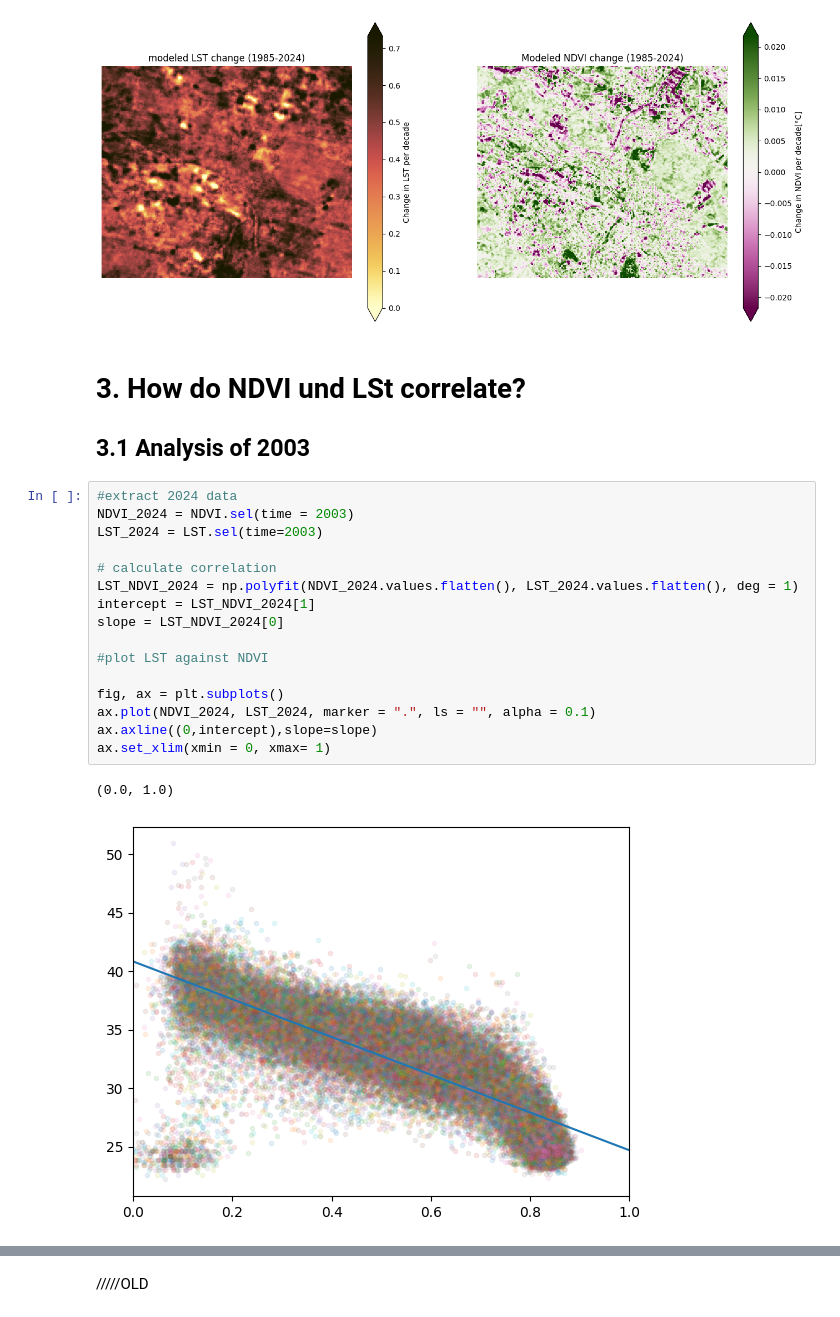
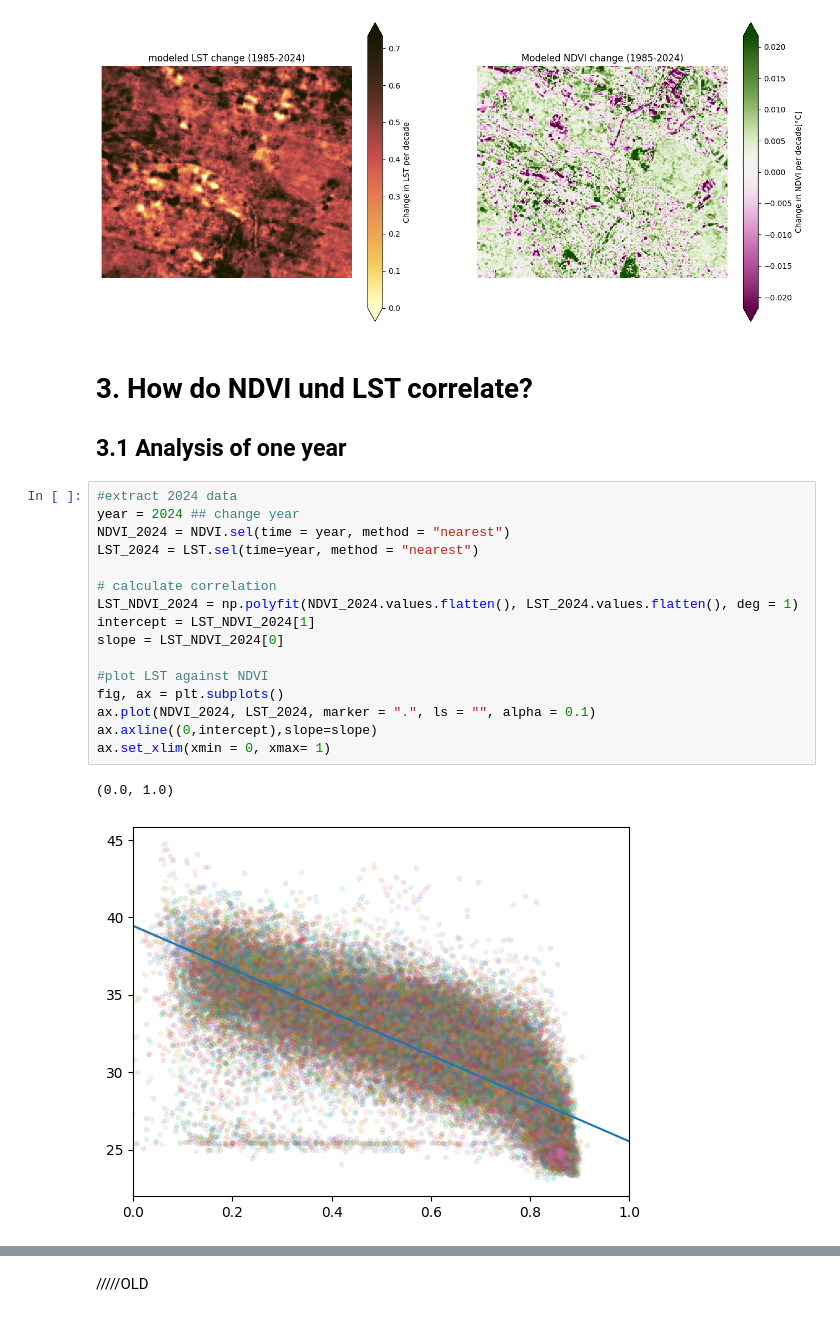
Before and after one commit to MinaKimBebi/Urban_Heat_Zurich_sds210_mbebi, a Jupyter notebook: notebooks/heattrends_in_Zurich.ipynb, the cells around one changed output, grey strips where cells are left out. Drawn from its saved outputs; the diff is of its cells as text.

```diff
--- a/notebooks/heattrends_in_Zurich.ipynb
+++ b/notebooks/heattrends_in_Zurich.ipynb
@@ -225,24 +225,24 @@ ax[1].set_aspect('equal')
 # %% [output]
 [figure]
 # %% [markdown]
-# 3. How do NDVI und LSt correlate?
-## 3.1 Analysis of 2003
+# 3. How do NDVI und LST correlate?
+## 3.1 Analysis of one year
 # %%
 #extract 2024 data
-NDVI_2024 = NDVI.sel(time = 2003)
-LST_2024 = LST.sel(time=2003)
+year = 2024 ## change year
+NDVI_2024 = NDVI.sel(time = year, method = "nearest")
+LST_2024 = LST.sel(time=year, method = "nearest")
 
 # calculate correlation
 LST_NDVI_2024 = np.polyfit(NDVI_2024.values.flatten(), LST_2024.values.flatten(), deg = 1)
 intercept = LST_NDVI_2024[1]
 slope = LST_NDVI_2024[0]
 
 #plot LST against NDVI
-
 fig, ax = plt.subplots()
 ax.plot(NDVI_2024, LST_2024, marker = ".", ls = "", alpha = 0.1)
 ax.axline((0,intercept),slope=slope)
 ax.set_xlim(xmin = 0, xmax= 1)
 # %% [output]
 (0.0, 1.0)
-[figure, old version]
+[figure, new version]
```
Also changed, not shown: parts of 8 cells of this notebook.
